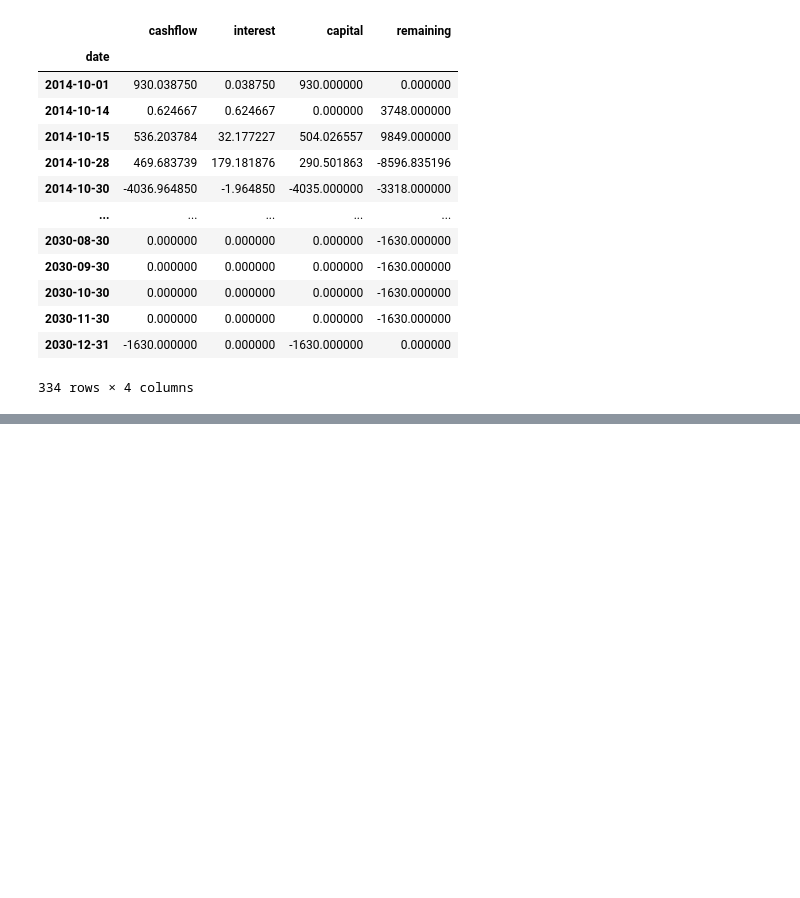
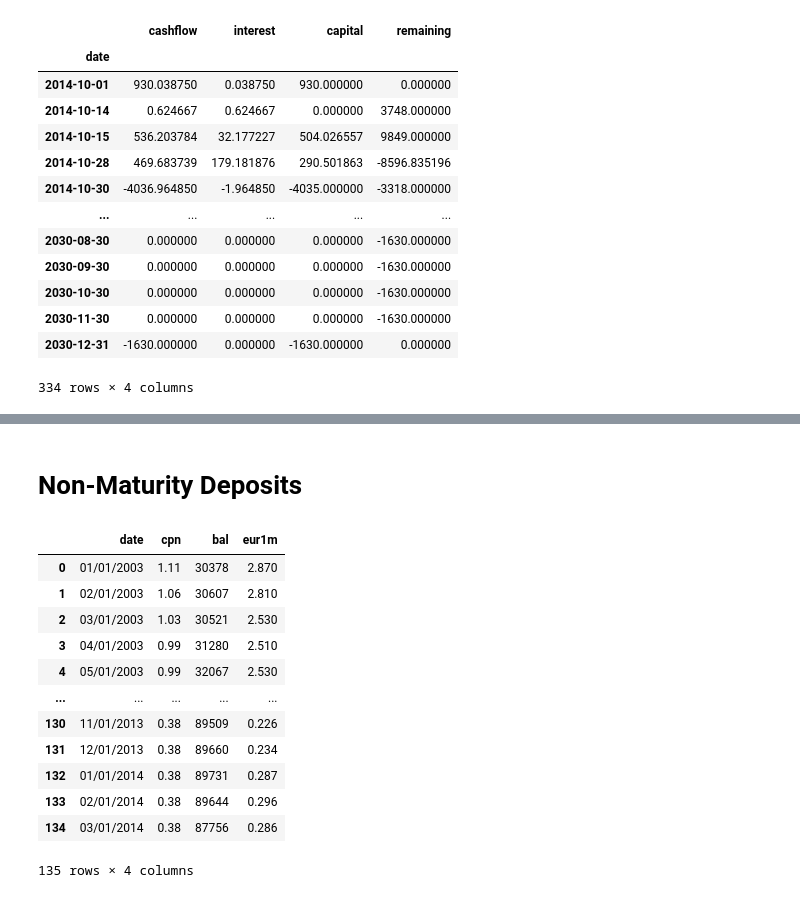
Before and after one commit to gsmyridis/ALM, a Jupyter notebook: interest_liq_risk.ipynb, the cells around one changed output, grey strips where cells are left out. Drawn from its saved outputs; the diff is of its cells as text; code cells hidden in the pictures; blank space fills up the shorter version.

```diff
--- a/interest_liq_risk.ipynb
+++ b/interest_liq_risk.ipynb
@@ -205,3 +206,21 @@ display(lq_table)
 | ret_td_1 | -4038.957850 | -6.107450 | -5357.364200 | -3382.907567 | 0.000000 | 0.000000 | 0.000000 | 0.000000 |
 | rm_1 | 410.800135 | 821.646998 | 1232.762891 | 2053.718632 | 4925.506974 | 14537.668376 | 16131.598974 | 3584.273991 |
 | ro_1 | 466.666667 | 920.833333 | 904.166667 | 2612.500000 | 420.833333 | 0.000000 | 0.000000 | 0.000000 |
+# %% [markdown]
+# Non-Maturity Deposits
+# %%
+pd.read_csv('data/ecb_nmd_data.csv')
+# %% [output]
+|  | date | cpn | bal | eur1m |
+| 0 | 01/01/2003 | 1.11 | 30378 | 2.870 |
+| 1 | 02/01/2003 | 1.06 | 30607 | 2.810 |
+| 2 | 03/01/2003 | 1.03 | 30521 | 2.530 |
+| 3 | 04/01/2003 | 0.99 | 31280 | 2.510 |
+| 4 | 05/01/2003 | 0.99 | 32067 | 2.530 |
+| ... | ... | ... | ... | ... |
+| 130 | 11/01/2013 | 0.38 | 89509 | 0.226 |
+| 131 | 12/01/2013 | 0.38 | 89660 | 0.234 |
+| 132 | 01/01/2014 | 0.38 | 89731 | 0.287 |
+| 133 | 02/01/2014 | 0.38 | 89644 | 0.296 |
+| 134 | 03/01/2014 | 0.38 | 87756 | 0.286 |
+135 rows × 4 columns
```
Also changed, not shown: parts of 5 cells of this notebook, 3 other files.
